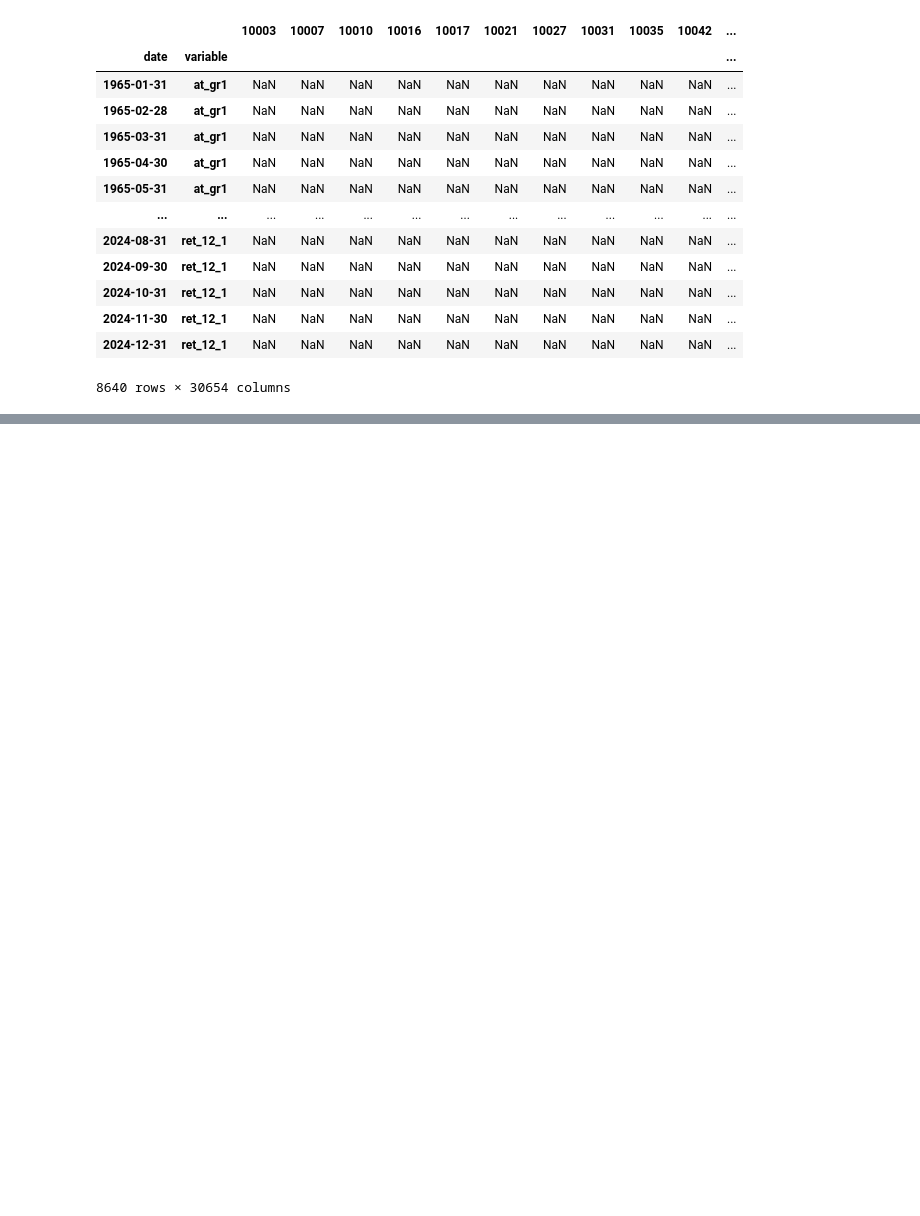
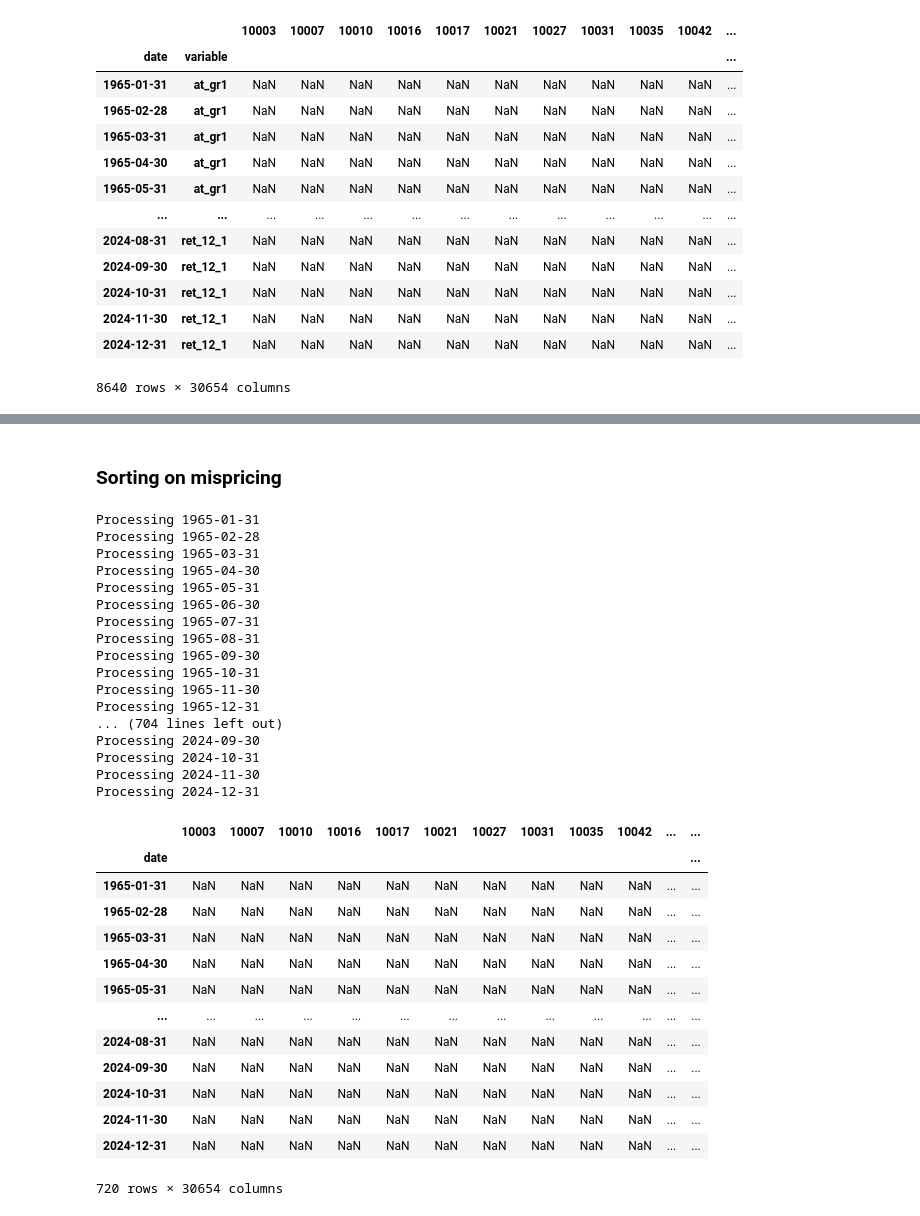
Before and after one commit to fanghe-ma/IVOL-Puzzle-and-Arbitrage-Asymmetry, a Jupyter notebook: project.ipynb, the cells around one changed output, grey strips where cells are left out. Drawn from its saved outputs; the diff is of its cells as text; code cells hidden in the pictures; blank space fills up the shorter version.

Commit message:
Double-sorting on IVOL and mispricing

```diff
--- a/project.ipynb
+++ b/project.ipynb
@@ -582,0 +614,11 @@ aggregate_mispricing_df.to_csv('./Data/aggregate_mispricing.csv')
+# %%
+ivol_df = pd.read_csv('./Data/full_ivol_df.csv', index_col=0)
+ivol_df.index = pd.to_datetime(ivol_df.index)
+ivol_df.columns = ivol_df.columns.astype(int)
+
+filtered_cols = ivol_df.columns[
+    ivol_df.columns.isin(aggregate_mispricing_df.columns)
+]
+
+ivol_df = ivol_df[filtered_cols]
+ivol_df
@@ -582,0 +675,59 @@ aggregate_mispricing_df.to_csv('./Data/aggregate_mispricing.csv')
+# %% [markdown]
+### Sorting on mispricing
+# %%
+def map_quantile_reversed(x, quantiles):
+    if x <= quantiles[0]:
+        return 4
+    elif x <= quantiles[1]:
+        return 3
+    elif x <= quantiles[2]:
+        return 2
+    elif x <= quantiles[3]:
+        return 1
+    else:
+        return 0
+
+
+mispricing_quintiles = pd.DataFrame(index=aggregate_mispricing_df.index,
+                                    columns=aggregate_mispricing_df.columns)
+
+for idx in aggregate_mispricing_df.index:
+    print(f"Processing {idx}")
+    mispricing_t = aggregate_mispricing_df.loc[idx].dropna()
+    quantiles = np.quantile(mispricing_t, [0.2, 0.4, 0.6, 0.8])
+    ranked = mispricing_t.apply(lambda x: map_quantile_reversed(x, quantiles))
+    mispricing_quintiles.loc[idx, ranked.index] = ranked
+
+mispricing_quintiles
+# %% [output]
+Processing 1965-01-31
+Processing 1965-02-28
+Processing 1965-03-31
+Processing 1965-04-30
+Processing 1965-05-31
+Processing 1965-06-30
+Processing 1965-07-31
+Processing 1965-08-31
+Processing 1965-09-30
+Processing 1965-10-31
+Processing 1965-11-30
+Processing 1965-12-31
+... (704 lines left out)
+Processing 2024-09-30
+Processing 2024-10-31
+Processing 2024-11-30
+Processing 2024-12-31
+|  | 10003 | 10007 | 10010 | 10016 | 10017 | 10021 | 10027 | 10031 | 10035 | 10042 | ... | ... |
+| date |  |  |  |  |  |  |  |  |  |  |  | ... |
+| 1965-01-31 | NaN | NaN | NaN | NaN | NaN | NaN | NaN | NaN | NaN | NaN | ... | ... |
+| 1965-02-28 | NaN | NaN | NaN | NaN | NaN | NaN | NaN | NaN | NaN | NaN | ... | ... |
+| 1965-03-31 | NaN | NaN | NaN | NaN | NaN | NaN | NaN | NaN | NaN | NaN | ... | ... |
+| 1965-04-30 | NaN | NaN | NaN | NaN | NaN | NaN | NaN | NaN | NaN | NaN | ... | ... |
+| 1965-05-31 | NaN | NaN | NaN | NaN | NaN | NaN | NaN | NaN | NaN | NaN | ... | ... |
+| ... | ... | ... | ... | ... | ... | ... | ... | ... | ... | ... | ... | ... |
+| 2024-08-31 | NaN | NaN | NaN | NaN | NaN | NaN | NaN | NaN | NaN | NaN | ... | ... |
+| 2024-09-30 | NaN | NaN | NaN | NaN | NaN | NaN | NaN | NaN | NaN | NaN | ... | ... |
+| 2024-10-31 | NaN | NaN | NaN | NaN | NaN | NaN | NaN | NaN | NaN | NaN | ... | ... |
+| 2024-11-30 | NaN | NaN | NaN | NaN | NaN | NaN | NaN | NaN | NaN | NaN | ... | ... |
+| 2024-12-31 | NaN | NaN | NaN | NaN | NaN | NaN | NaN | NaN | NaN | NaN | ... | ... |
+720 rows × 30654 columns
```
Also changed, not shown: parts of 12 cells of this notebook.
